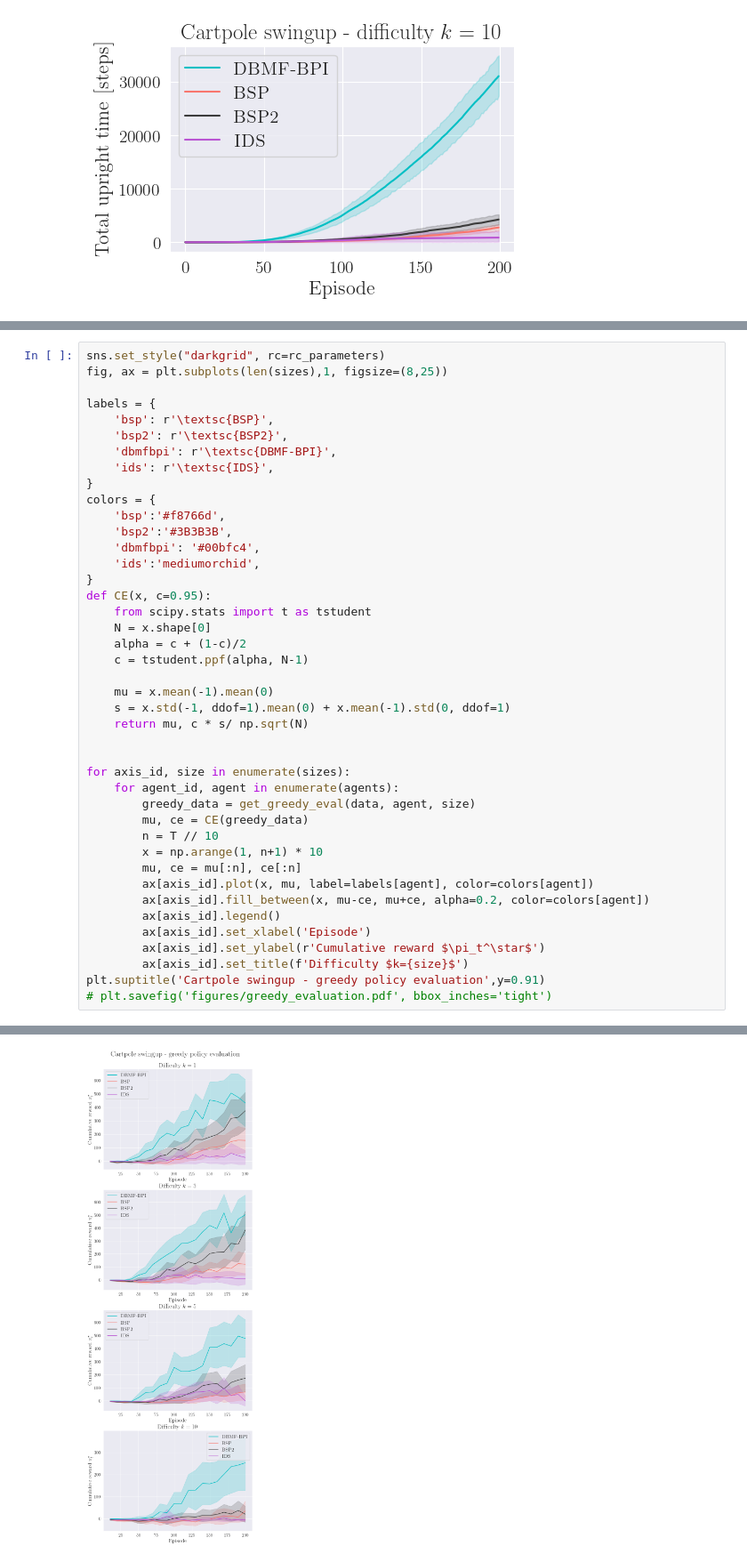
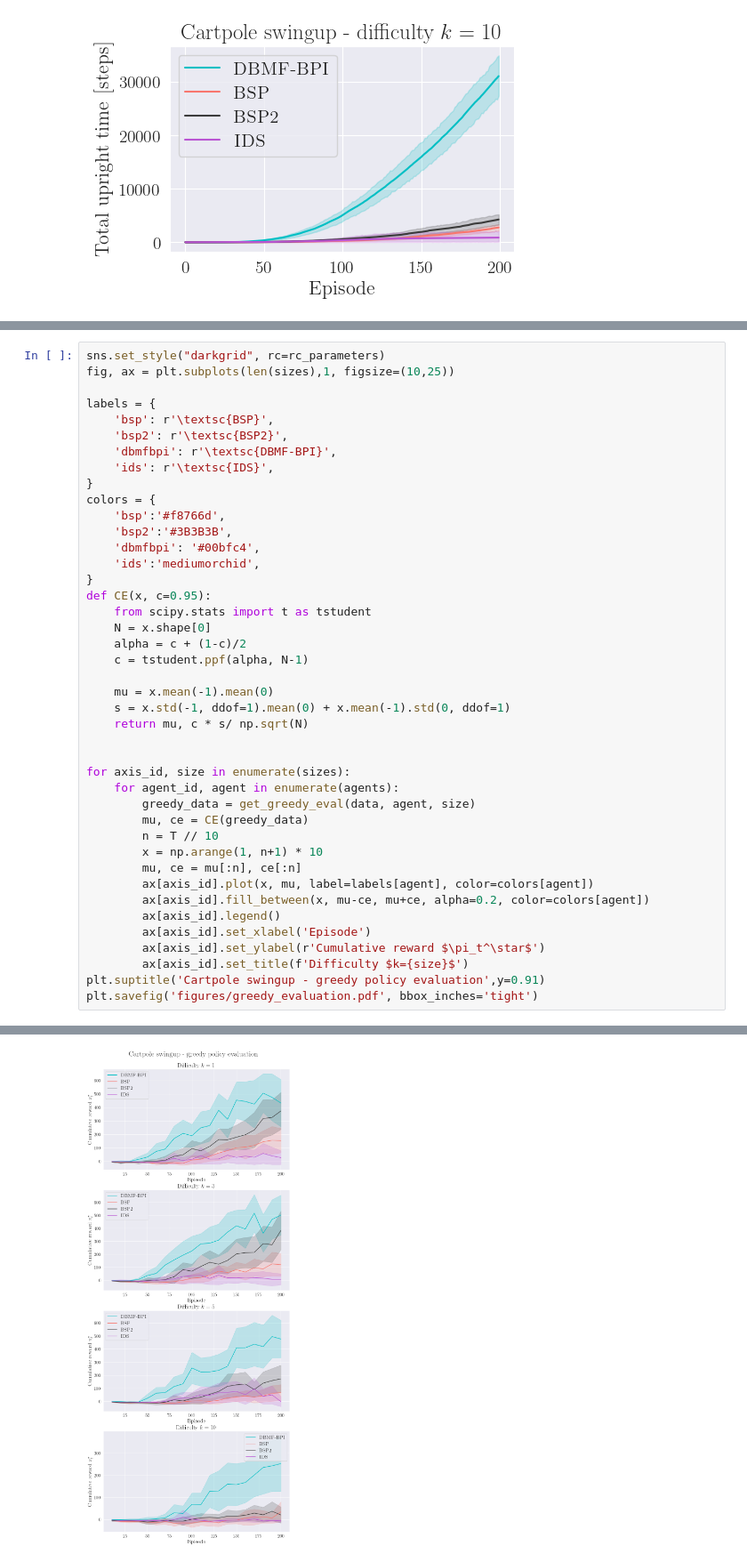
Before and after one commit to rssalessio/ModelFreeActiveExplorationRL, a Jupyter notebook: CartPoleSwingUp/make_plots.ipynb, the cells around one changed output, grey strips where cells are left out. Shown: that part at 89% size. Cells and saved outputs as stored; diff of their text form.

```diff
--- a/CartPoleSwingUp/make_plots.ipynb
+++ b/CartPoleSwingUp/make_plots.ipynb
@@ -176,7 +176,7 @@ plt.savefig('figures/total_upright_time_full.pdf', bbox_inches='tight')
 [figure]
 # %%
 sns.set_style("darkgrid", rc=rc_parameters)
-fig, ax = plt.subplots(len(sizes),1, figsize=(8,25))
+fig, ax = plt.subplots(len(sizes),1, figsize=(10,25))
 
 labels = {
     'bsp': r'\textsc{BSP}',
@@ -215,5 +215,5 @@ for axis_id, size in enumerate(sizes):
         ax[axis_id].set_ylabel(r'Cumulative reward $\pi_t^\star$')
         ax[axis_id].set_title(f'Difficulty $k={size}$')
 plt.suptitle('Cartpole swingup - greedy policy evaluation',y=0.91)
-# plt.savefig('figures/greedy_evaluation.pdf', bbox_inches='tight')
+plt.savefig('figures/greedy_evaluation.pdf', bbox_inches='tight')
 # %% [output]
@@ -221 +220 @@ Text(0.5, 0.91, 'Cartpole swingup - greedy policy evaluation')
-[figure, old version]
+[figure, new version]
```
Also changed, not shown: parts of 1 cell of this notebook.
